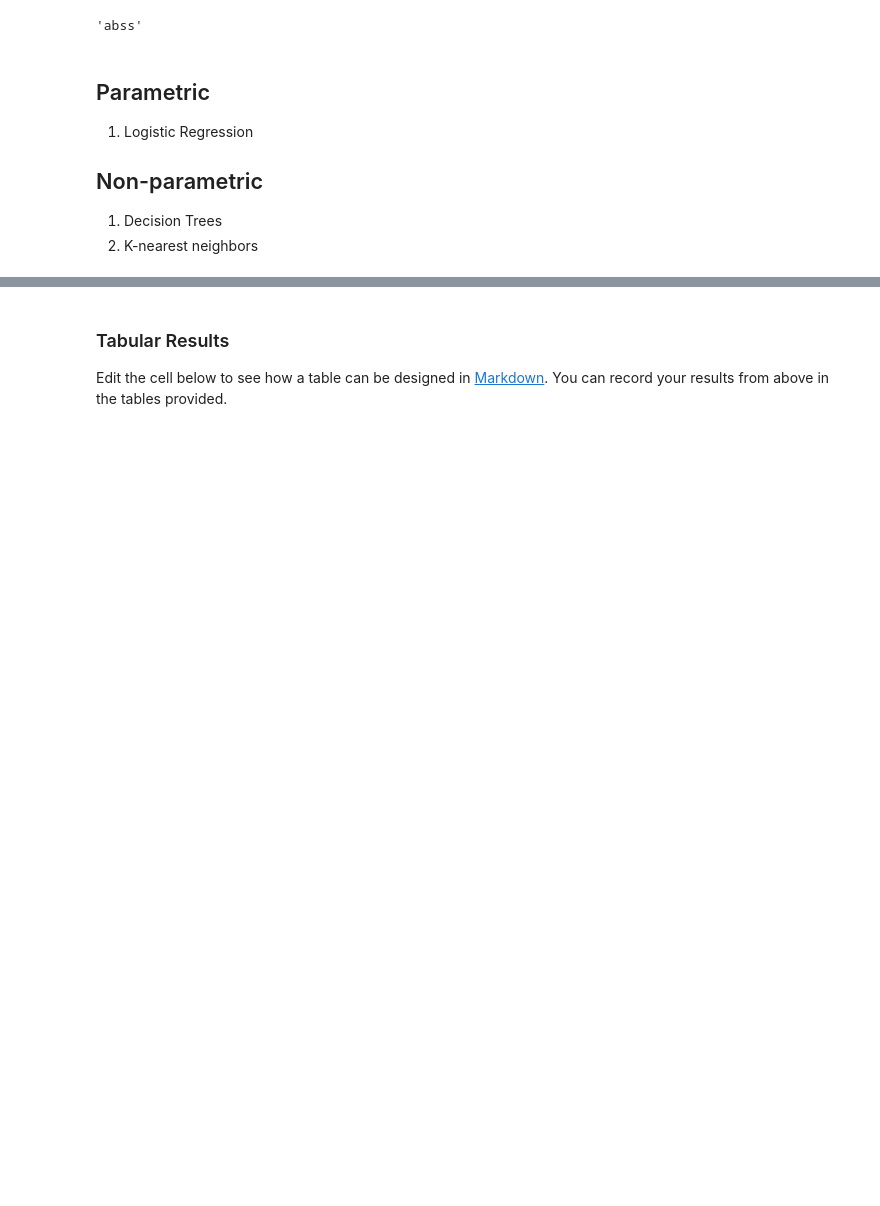
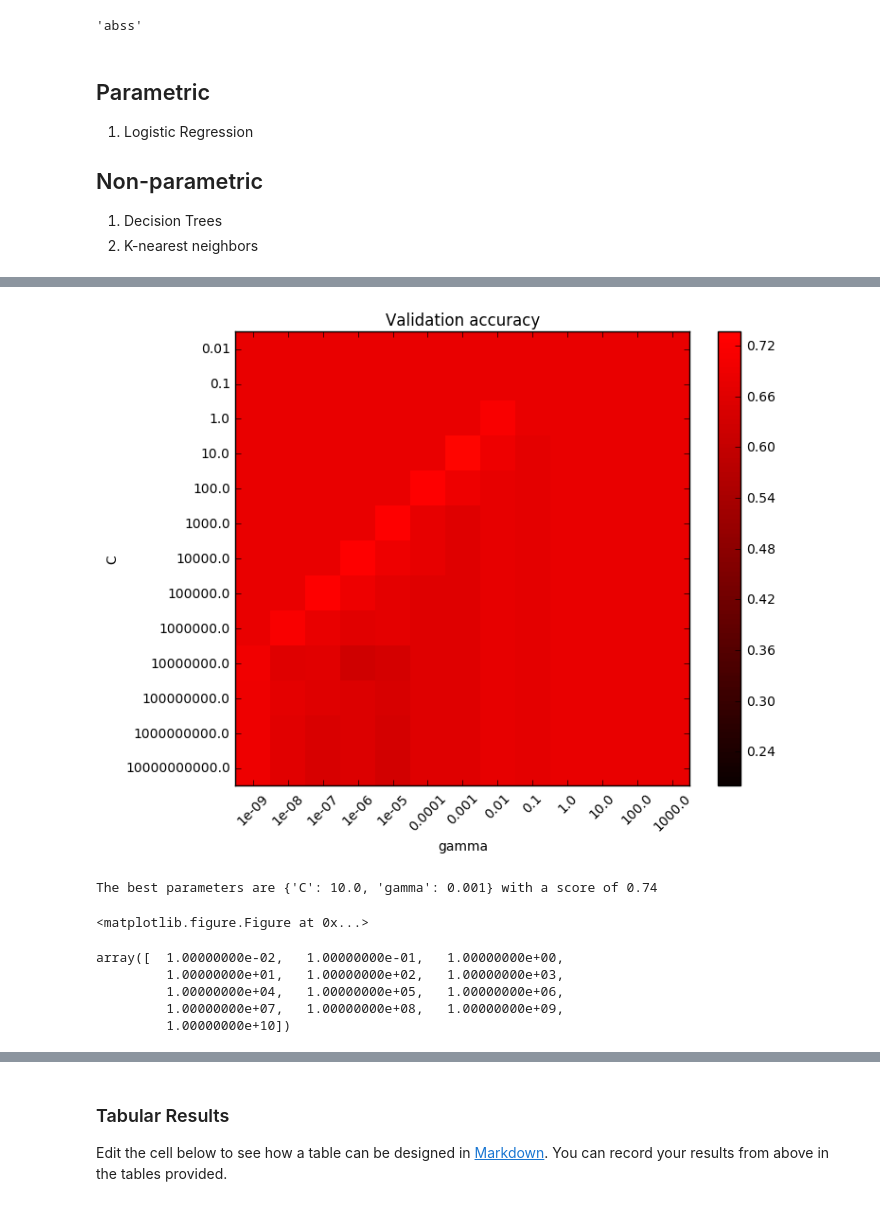
Before and after one commit to cjammi/machine-learning, a Jupyter notebook: projects/student_intervention/student_intervention.ipynb, the cells around one changed output, grey strips where cells are left out. Drawn from its saved outputs; the diff is of its cells as text; code cells hidden in the pictures; blank space fills up the shorter version.

```diff
--- a/projects/student_intervention/student_intervention.ipynb
+++ b/projects/student_intervention/student_intervention.ipynb
@@ -511,0 +611,13 @@ run_and_plot()
+# %%
+from sklearn.cross_validation import StratifiedShuffleSplit
+from sklearn.preprocessing import StandardScaler
+scaler = StandardScaler()
+X=scaler.fit_transform(X_train_300)
+#X=X_train_300
+y=y_train_300
+C_range = np.logspace(-2, 10, 13)
+gamma_range = np.logspace(-9, 3, 13)
+param_grid = dict(gamma=gamma_range, C=C_range)
+cv = StratifiedShuffleSplit(y, n_iter=5, test_size=0.2, random_state=42)
+grid = GridSearchCV(SVC(), param_grid=param_grid, cv=cv)
+grid.fit(X, y)
@@ -511,0 +640,38 @@ run_and_plot()
+# %%
+scores = [x[1] for x in grid.grid_scores_]
+# %%
+scores = np.array(scores).reshape(len(C_range), len(gamma_range))
+# %%
+from matplotlib.colors import Normalize
+class MidpointNormalize(Normalize):
+
+    def __init__(self, vmin=None, vmax=None, midpoint=None, clip=False):
+        self.midpoint = midpoint
+        Normalize.__init__(self, vmin, vmax, clip)
+
+    def __call__(self, value, clip=None):
+        x, y = [self.vmin, self.midpoint, self.vmax], [0, 0.5, 1]
+        return np.ma.masked_array(np.interp(value, x, y))
+# %%
+plt.figure(figsize=(8, 6))
+plt.subplots_adjust(left=.2, right=0.95, bottom=0.15, top=0.95)
+plt.imshow(scores, interpolation='nearest', cmap=plt.cm.hot,
+           norm=MidpointNormalize(vmin=0.2, midpoint=0.92))
+plt.xlabel('gamma')
+plt.ylabel('C')
+plt.colorbar()
+plt.xticks(np.arange(len(gamma_range)), gamma_range, rotation=45)
+plt.yticks(np.arange(len(C_range)), C_range)
+plt.title('Validation accuracy')
+plt.show()
+# %% [output]
+[figure, added]
+# %%
+print("The best parameters are %s with a score of %0.2f"
+      % (grid.best_params_, grid.best_score_))
+grid.best_estimator_
+plt.figure(figsize=(8,6))
+plt.subplots_adjust(left=.2, right=0.95, bottom=0.15, top=0.95)
+# %% [output]
+The best parameters are {'C': 10.0, 'gamma': 0.001} with a score of 0.74
+<matplotlib.figure.Figure at 0x...>
@@ -512,2 +681,10 @@ run_and_plot()
+# %%
+np.logspace(-2, 10, 13)
+# %% [output]
+array([  1.00000000e-02,   1.00000000e-01,   1.00000000e+00,
+         1.00000000e+01,   1.00000000e+02,   1.00000000e+03,
+         1.00000000e+04,   1.00000000e+05,   1.00000000e+06,
+         1.00000000e+07,   1.00000000e+08,   1.00000000e+09,
+         1.00000000e+10])
 # %%
 run_and_plot()
```
Also changed, not shown: parts of 19 cells of this notebook.
